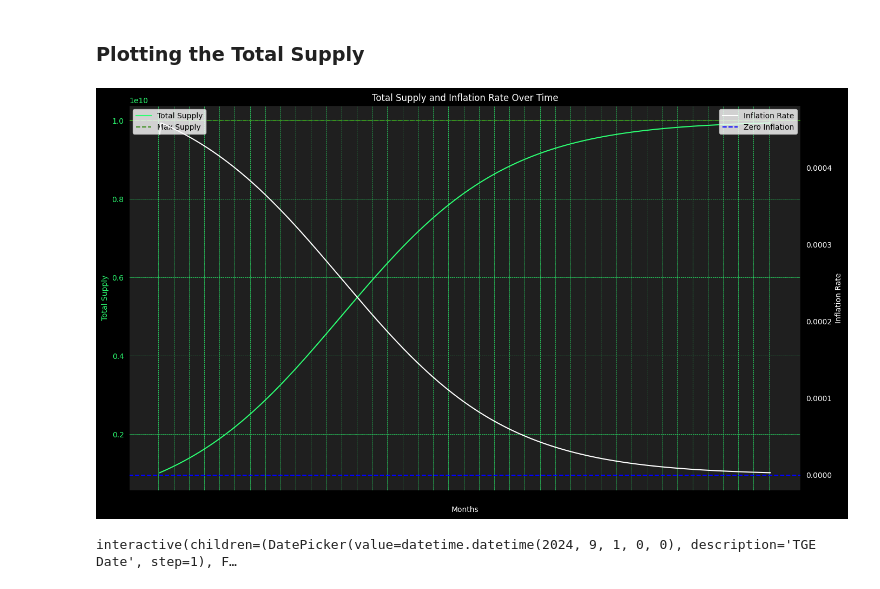
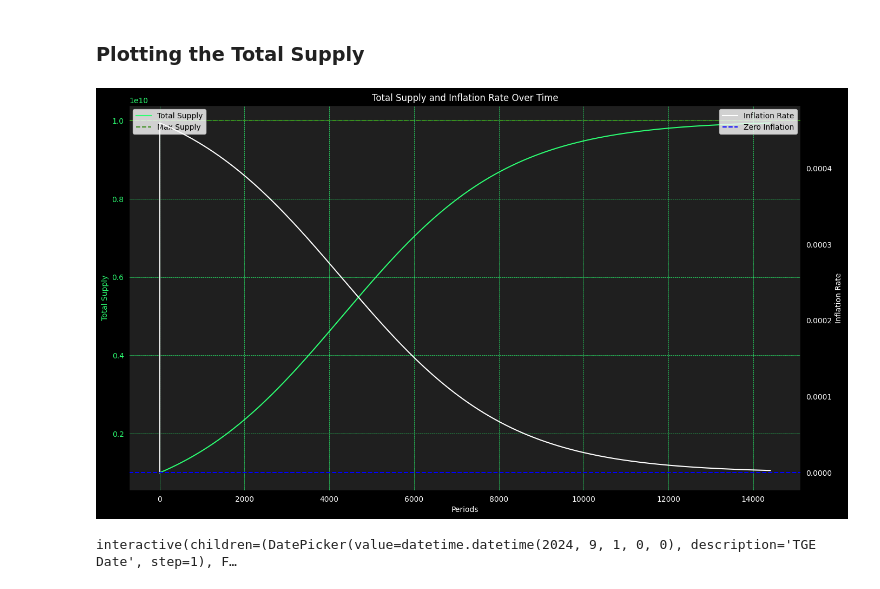
Before and after one commit to DeGym/documentation, a Jupyter notebook: analysis/supply/inflation_dgym_v6.ipynb, the cells around one changed output. Drawn from its saved outputs; the diff is of its cells as text; code cells hidden in the pictures.

Commit message:
Fix x-axis ticker color

```diff
--- a/analysis/supply/inflation_dgym_v6.ipynb
+++ b/analysis/supply/inflation_dgym_v6.ipynb
@@ -111,6 +111,7 @@ def plot_supply_and_inflation(df, interval):
     ax1.set_ylabel('Total Supply', color=PRIMARY_COLOR)
     ax1.plot(periods, supply_dynamic, label='Total Supply', color=PRIMARY_COLOR)
     ax1.tick_params(axis='y', labelcolor=PRIMARY_COLOR)
+    ax1.tick_params(axis='x', labelcolor=LIGHT_COLOR)
     ax1.axhline(y=max_supply, color=SECONDARY_COLOR, linestyle='--', label='Max Supply')
 
     ax2 = ax1.twinx()
@@ -144,12 +145,12 @@ def plot_supply_and_inflation(df, interval):
     ax1.grid(True, which='both', linestyle='--', linewidth=0.5, color=PRIMARY_COLOR)
     plt.show()
 # %%
-time_horizon, interval = 480, "monthly"
+time_horizon, interval = 480, "annually"
 df = create_emission_schedule_df(initial_supply, max_supply, annual_decay_constant, time_horizon, tge_date, 'daily')
 agg_df = aggregate_data(df, interval)
 plot_supply_and_inflation(agg_df, interval)
 # %% [output]
-[figure, old version]
+[figure, new version]
 # %%
 def interactive_plot(tge_date, annual_decay_constant, time_horizon, interval):
     df = create_emission_schedule_df(initial_supply, max_supply, annual_decay_constant, time_horizon, tge_date, 'daily')
```
Also changed, not shown: parts of 1 cell of this notebook.
